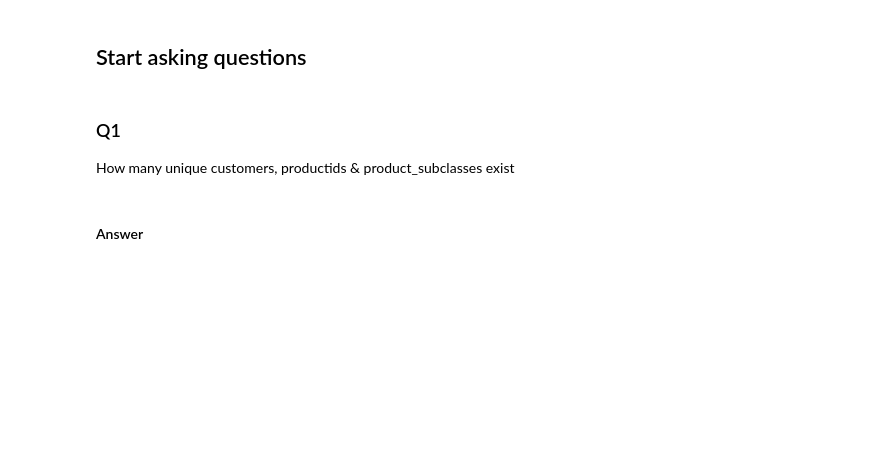
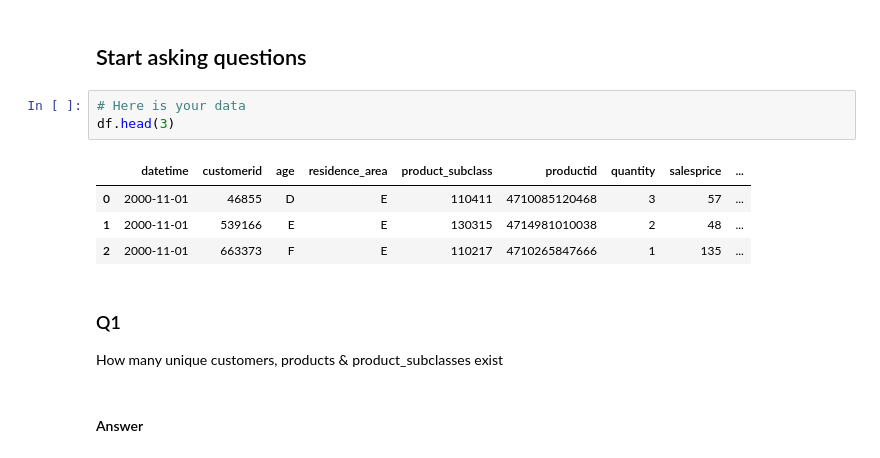
Before and after one commit to harnalashok/general, a Jupyter notebook: 1a_ta_feng_grocery_stores.ipynb, the cells around one changed output. Saved outputs shown, nothing was run; the diff lists cells and outputs as text; blank space fills up the shorter version.

```diff
--- a/1a_ta_feng_grocery_stores.ipynb
+++ b/1a_ta_feng_grocery_stores.ipynb
@@ -247,9 +258,17 @@ df['month'] =  df['datetime'].dt.month
 df['day']   =  df['datetime'].dt.day
 # %% [markdown]
 ## Start asking questions
+# %%
+# Here is your data
+df.head(3)
+# %% [output]
+|  | datetime | customerid | age | residence_area | product_subclass | productid | quantity | salesprice | ... |
+| 0 | 2000-11-01 | 46855 | D | E | 110411 | 4710085120468 | 3 | 57 | ... |
+| 1 | 2000-11-01 | 539166 | E | E | 130315 | 4714981010038 | 2 | 48 | ... |
+| 2 | 2000-11-01 | 663373 | F | E | 110217 | 4710265847666 | 1 | 135 | ... |
 # %% [markdown]
 ### Q1
-How many unique customers, productids & product_subclasses exist
+How many unique customers, products & product_subclasses exist
 # %% [markdown]
 #### Answer
 # %%
```
Also changed, not shown: parts of 7 cells of this notebook.
